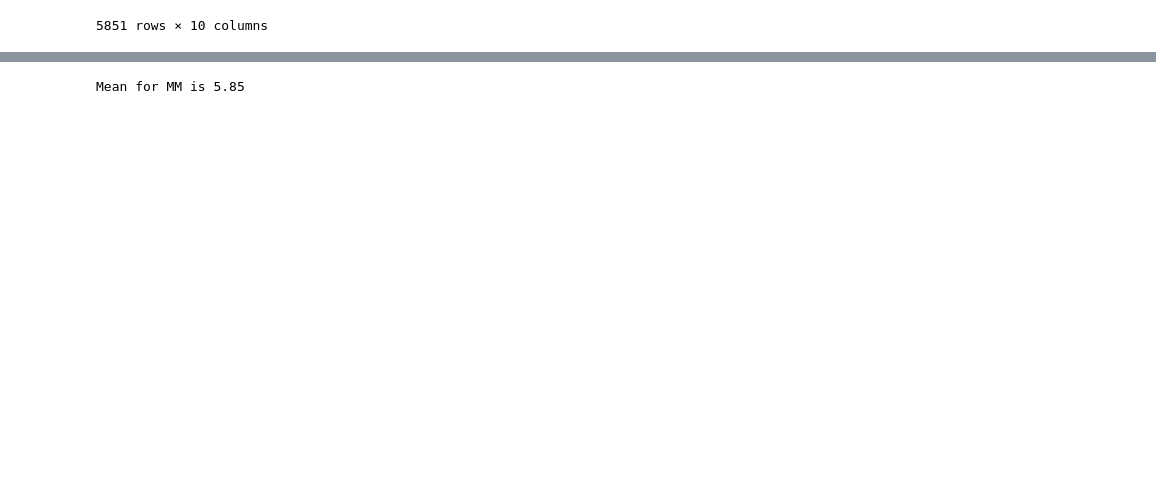
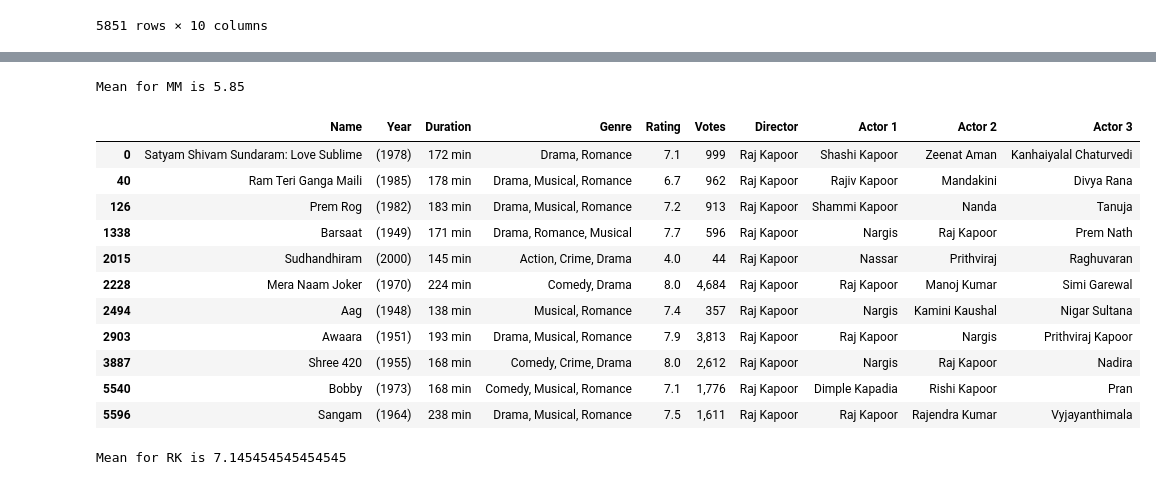
Before and after one commit to manaskocharekar/jupyter-notebooks, a Jupyter notebook: IMDb Movies India.ipynb, the cells around one changed output, grey strips where cells are left out. Drawn from its saved outputs; the diff is of its cells as text; code cells hidden in the pictures; blank space fills up the shorter version.

```diff
--- a/IMDb Movies India.ipynb
+++ b/IMDb Movies India.ipynb
@@ -114,8 +103,29 @@ mm
 | 4971 | Vaastav: The Reality | (1999) | 145 min | Action, Crime, Drama | 8.0 | 12,996 | Mahesh Manjrekar | Sanjay Dutt | Namrata Shirodkar | Reema Lagoo |
 | 5628 | The Power | (2021) | 154 min | Action, Crime, Drama | 5.7 | 1,544 | Mahesh Manjrekar | Vidyut Jammwal | Shruti Haasan | Salil Ankola |
 | 5753 | Jis Desh Mein Ganga Rehta Hain | (2000) | 141 min | Comedy, Crime, Drama | 4.9 | 1,187 | Mahesh Manjrekar | Govinda | Sonali Bendre | Rinke Khanna |
-# %%
-mm_mean = mm.loc[:, 'Rating'].mean()
-print("Mean for MM is", mm_mean)
-# %% [output]
-Mean for MM is 5.85
+# %%
+mm_mean = mm.loc[:, 'Rating'].mean()
+print("Mean for MM is", mm_mean)
+# %% [output]
+Mean for MM is 5.85
+# %%
+rk = new_sort.loc[new_sort['Director'] == "Raj Kapoor"]
+rk
+# %% [output]
+|  | Name | Year | Duration | Genre | Rating | Votes | Director | Actor 1 | Actor 2 | Actor 3 |
+| 0 | Satyam Shivam Sundaram: Love Sublime | (1978) | 172 min | Drama, Romance | 7.1 | 999 | Raj Kapoor | Shashi Kapoor | Zeenat Aman | Kanhaiyalal Chaturvedi |
+| 40 | Ram Teri Ganga Maili | (1985) | 178 min | Drama, Musical, Romance | 6.7 | 962 | Raj Kapoor | Rajiv Kapoor | Mandakini | Divya Rana |
+| 126 | Prem Rog | (1982) | 183 min | Drama, Musical, Romance | 7.2 | 913 | Raj Kapoor | Shammi Kapoor | Nanda | Tanuja |
+| 1338 | Barsaat | (1949) | 171 min | Drama, Romance, Musical | 7.7 | 596 | Raj Kapoor | Nargis | Raj Kapoor | Prem Nath |
+| 2015 | Sudhandhiram | (2000) | 145 min | Action, Crime, Drama | 4.0 | 44 | Raj Kapoor | Nassar | Prithviraj | Raghuvaran |
+| 2228 | Mera Naam Joker | (1970) | 224 min | Comedy, Drama | 8.0 | 4,684 | Raj Kapoor | Raj Kapoor | Manoj Kumar | Simi Garewal |
+| 2494 | Aag | (1948) | 138 min | Musical, Romance | 7.4 | 357 | Raj Kapoor | Nargis | Kamini Kaushal | Nigar Sultana |
+| 2903 | Awaara | (1951) | 193 min | Drama, Musical, Romance | 7.9 | 3,813 | Raj Kapoor | Raj Kapoor | Nargis | Prithviraj Kapoor |
+| 3887 | Shree 420 | (1955) | 168 min | Comedy, Crime, Drama | 8.0 | 2,612 | Raj Kapoor | Nargis | Raj Kapoor | Nadira |
+| 5540 | Bobby | (1973) | 168 min | Comedy, Musical, Romance | 7.1 | 1,776 | Raj Kapoor | Dimple Kapadia | Rishi Kapoor | Pran |
+| 5596 | Sangam | (1964) | 238 min | Drama, Musical, Romance | 7.5 | 1,611 | Raj Kapoor | Raj Kapoor | Rajendra Kumar | Vyjayanthimala |
+# %%
+rk_mean = rk.loc[:, 'Rating'].mean()
+print("Mean for RK is", rk_mean)
+# %% [output]
+Mean for RK is 7.145454545454545
```
Also changed, not shown: parts of 1 cell of this notebook.
